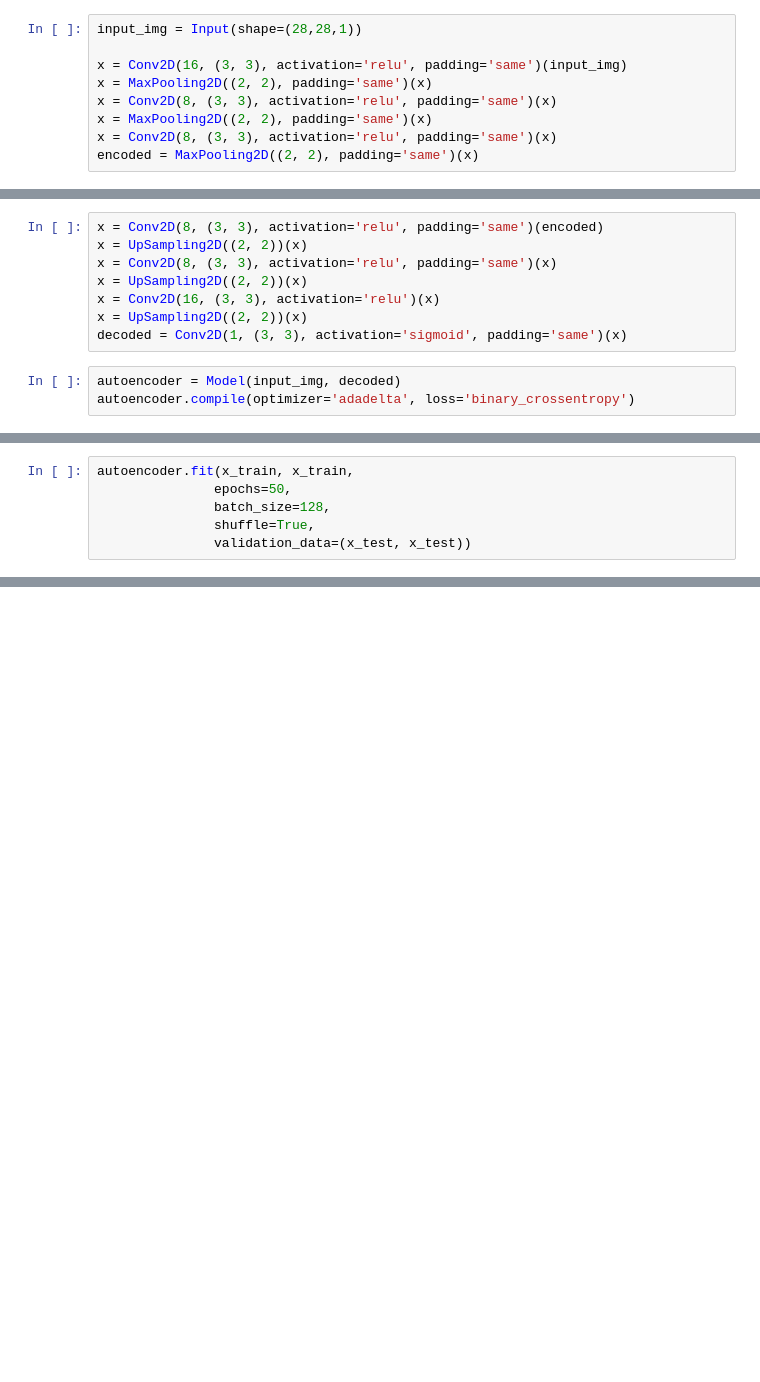
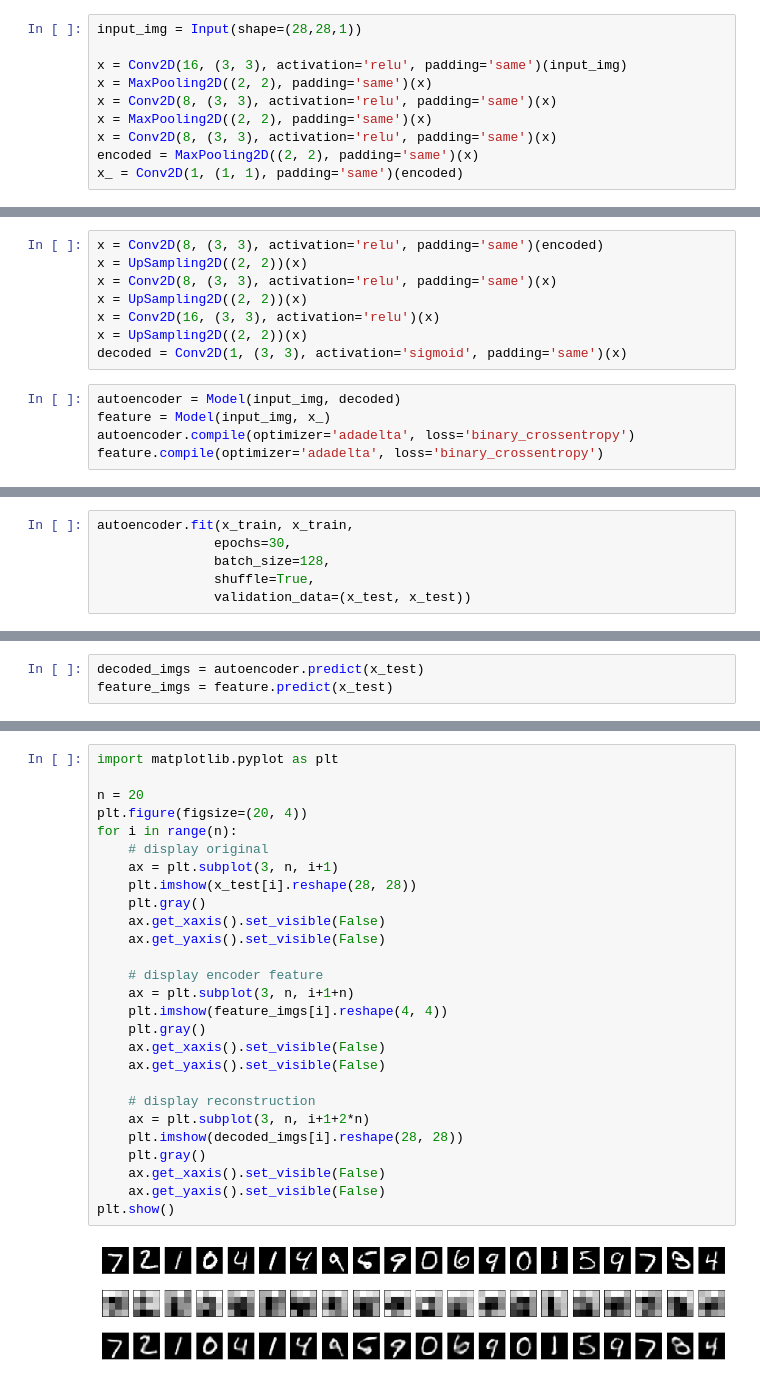
Before and after one commit to tenjumh/Tensorflow_Keras_Tutorial, a Jupyter notebook: Autoencoder.ipynb, the cells around one changed output, grey strips where cells are left out. Drawn from its saved outputs; the diff is of its cells as text; blank space fills up the shorter version.

Commit message:
Autoencoder
Simple Autoencoder and encoder layer feature

```diff
--- a/Autoencoder.ipynb
+++ b/Autoencoder.ipynb
@@ -25,3 +34,4 @@ x = Conv2D(8, (3, 3), activation='relu', padding='same')(x)
 x = MaxPooling2D((2, 2), padding='same')(x)
 x = Conv2D(8, (3, 3), activation='relu', padding='same')(x)
 encoded = MaxPooling2D((2, 2), padding='same')(x)
+x_ = Conv2D(1, (1, 1), padding='same')(encoded)
@@ -39,4 +45,6 @@ x = UpSampling2D((2, 2))(x)
 decoded = Conv2D(1, (3, 3), activation='sigmoid', padding='same')(x)
 # %%
 autoencoder = Model(input_img, decoded)
+feature = Model(input_img, x_)
 autoencoder.compile(optimizer='adadelta', loss='binary_crossentropy')
+feature.compile(optimizer='adadelta', loss='binary_crossentropy')
@@ -43,6 +91,6 @@ autoencoder.compile(optimizer='adadelta', loss='binary_crossentropy')
 # %%
 autoencoder.fit(x_train, x_train,
-               epochs=50,
+               epochs=30,
                batch_size=128,
                shuffle=True,
                validation_data=(x_test, x_test))
@@ -57,0 +116,3 @@ UnknownError: Failed to get convolution algorithm. This is probably because cuDN
+# %%
+decoded_imgs = autoencoder.predict(x_test)
+feature_imgs = feature.predict(x_test)
@@ -57,0 +127,29 @@ UnknownError: Failed to get convolution algorithm. This is probably because cuDN
+# %%
+import matplotlib.pyplot as plt
+
+n = 20
+plt.figure(figsize=(20, 4))
+for i in range(n):
+    # display original
+    ax = plt.subplot(3, n, i+1)
+    plt.imshow(x_test[i].reshape(28, 28))
+    plt.gray()
+    ax.get_xaxis().set_visible(False)
+    ax.get_yaxis().set_visible(False)
+
+    # display encoder feature
+    ax = plt.subplot(3, n, i+1+n)
+    plt.imshow(feature_imgs[i].reshape(4, 4))
+    plt.gray()
+    ax.get_xaxis().set_visible(False)
+    ax.get_yaxis().set_visible(False)
+
+    # display reconstruction
+    ax = plt.subplot(3, n, i+1+2*n)
+    plt.imshow(decoded_imgs[i].reshape(28, 28))
+    plt.gray()
+    ax.get_xaxis().set_visible(False)
+    ax.get_yaxis().set_visible(False)
+plt.show()
+# %% [output]
+[figure, added]
```
Also changed, not shown: parts of 8 cells of this notebook.
